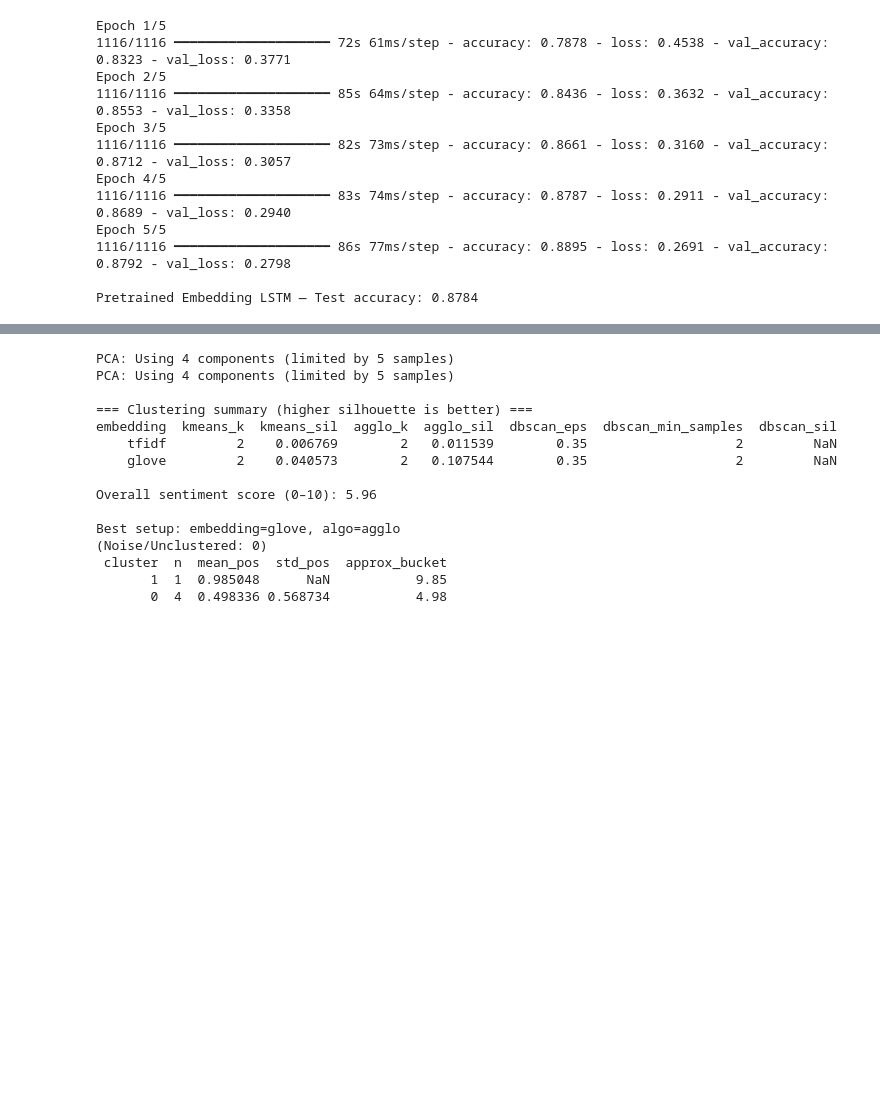
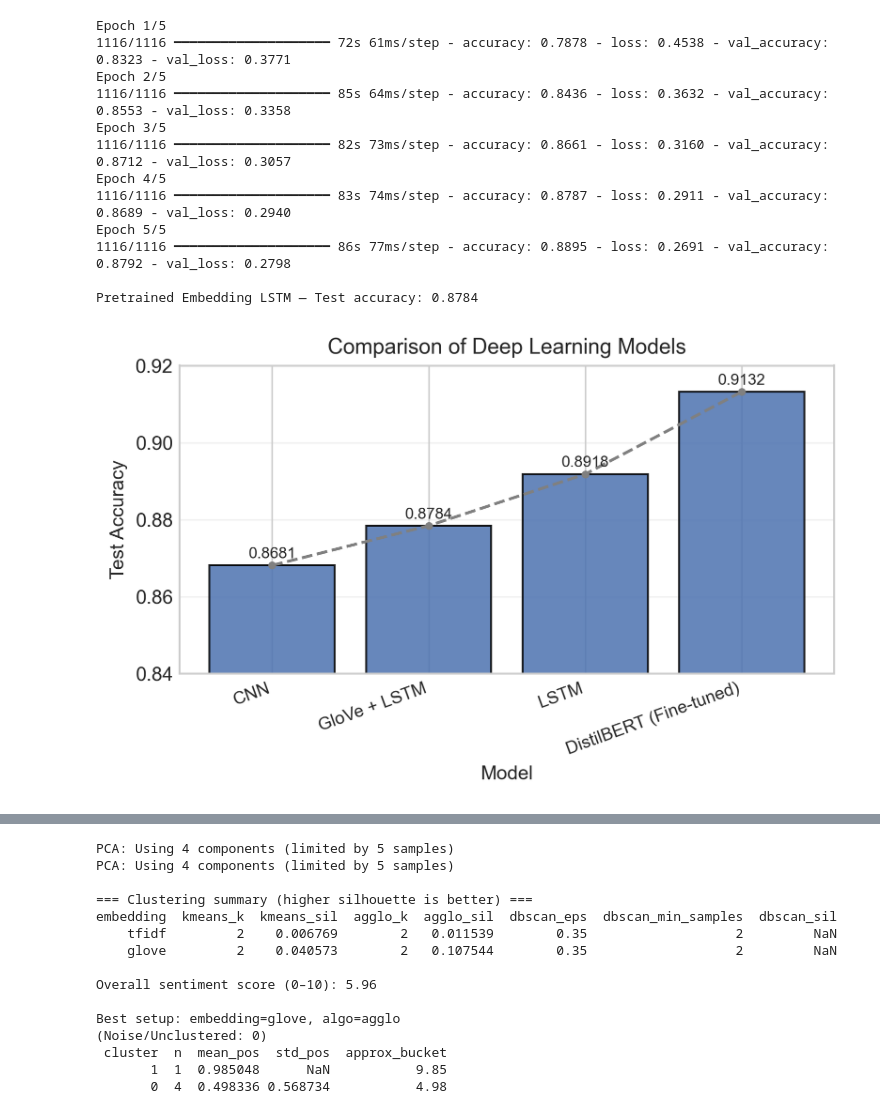
Before and after one commit to brandonkimchi/NLP_Project, a Jupyter notebook: main.ipynb, the cells around one changed output, grey strips where cells are left out. Saved outputs shown, nothing was run; the diff lists cells and outputs as text; code cells hidden in the pictures; blank space fills up the shorter version.

```diff
--- a/main.ipynb
+++ b/main.ipynb
@@ -1050,3 +1196,40 @@ Epoch 5/5
 1116/1116 ━━━━━━━━━━━━━━━━━━━━ 86s 77ms/step - accuracy: 0.8895 - loss: 0.2691 - val_accuracy: 0.8792 - val_loss: 0.2798
 
 Pretrained Embedding LSTM — Test accuracy: 0.8784
+# %%
+import matplotlib.pyplot as plt
+import numpy as np
+
+# Deep learning model test accuracies
+models = ["CNN", "GloVe + LSTM", "LSTM", "DistilBERT (Fine-tuned)"]
+accuracy = [0.8681, 0.8784, 0.8918, 0.9132]
+
+# Sort by accuracy (ascending, for natural performance climb)
+data = sorted(zip(models, accuracy), key=lambda x: x[1])
+models, accuracy = zip(*data)
+
+plt.style.use("seaborn-v0_8-whitegrid")
+fig, ax = plt.subplots(figsize=(5.5, 3.5), dpi=300)
+
+bars = ax.bar(models, accuracy, color="#4C72B0", edgecolor="black", alpha=0.85)
+
+# Label each bar with exact score (smaller, tidy)
+for bar, acc in zip(bars, accuracy):
+    ax.text(bar.get_x() + bar.get_width()/2, acc + 0.001,
+            f"{acc:.4f}", ha="center", va="bottom", fontsize=8)
+
+# Clean axes
+ax.set_ylim(0.84, 0.92)
+ax.set_ylabel("Test Accuracy", fontsize=10)
+ax.set_xlabel("Model", fontsize=10)
+ax.set_title("Comparison of Deep Learning Models", fontsize=11)
+ax.grid(axis="y", alpha=0.25)
+plt.xticks(rotation=20, ha="right", fontsize=9)
+
+# subtle improvement trend line (optional visual aid)
+ax.plot(range(len(models)), accuracy, color="gray", linestyle="--", marker="o", markersize=3)
+
+plt.tight_layout()
+plt.show()
+# %% [output]
+[figure, added]
```
Also changed, not shown: parts of 4 cells of this notebook.
